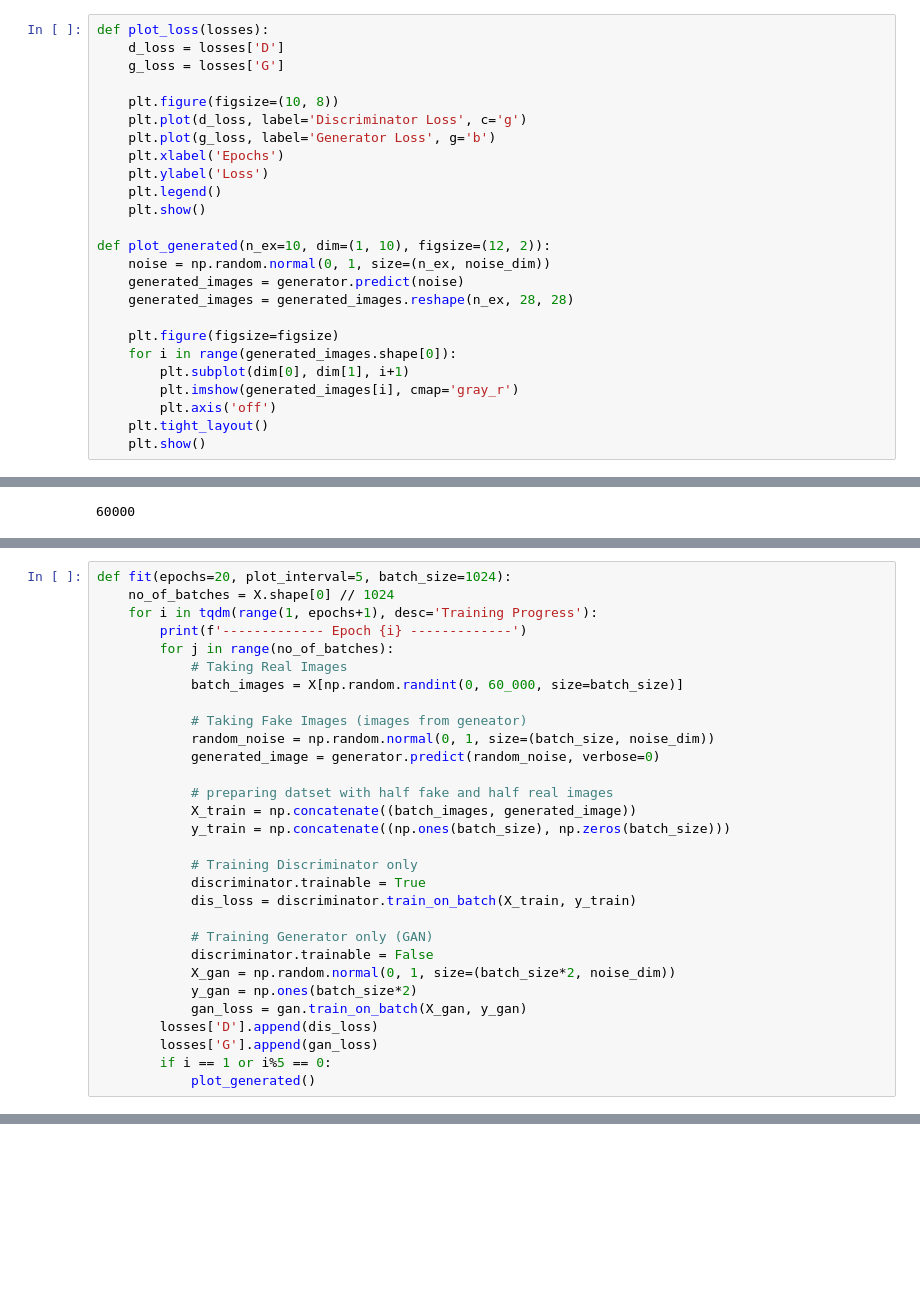
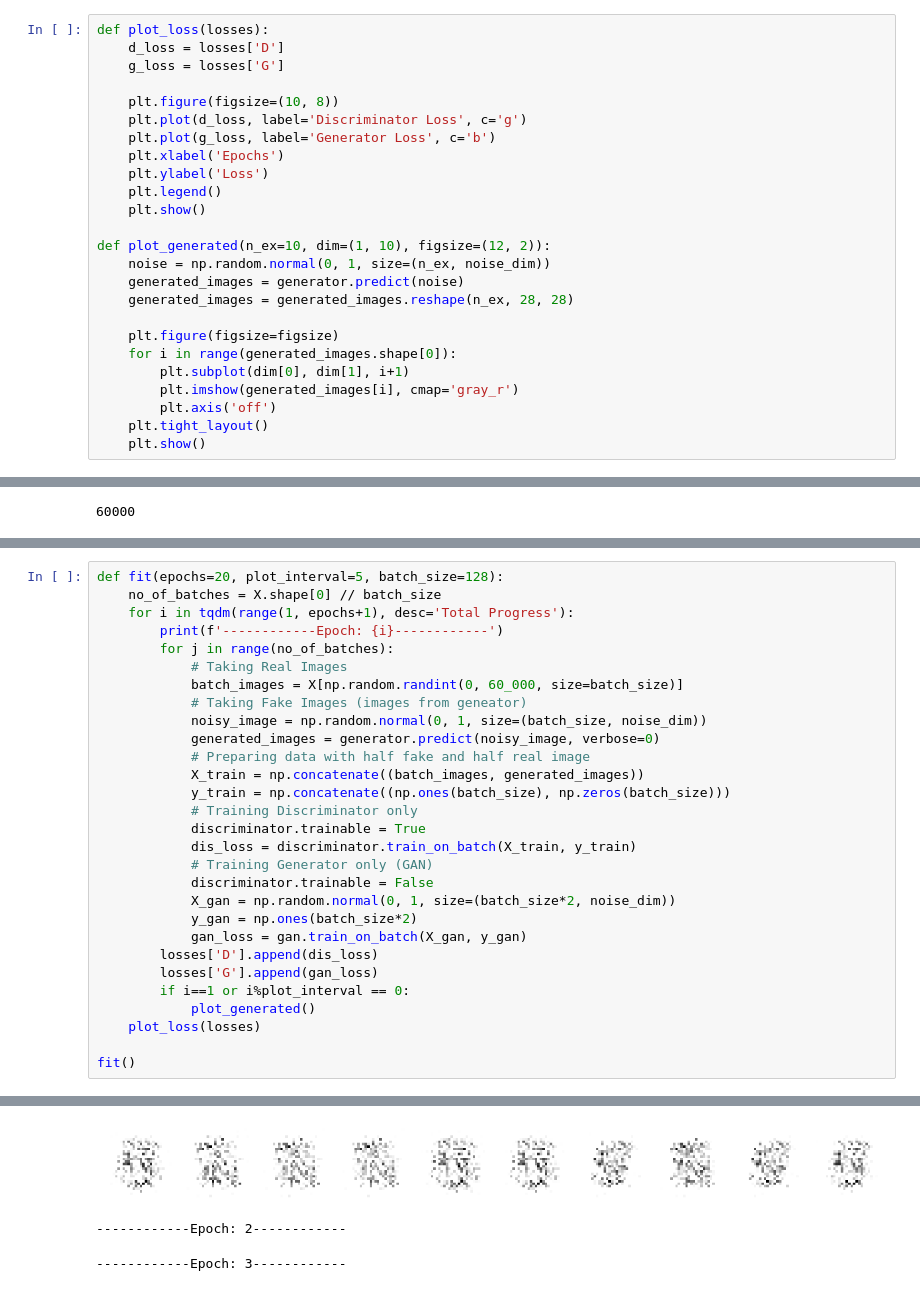
Before and after one commit to vrittech/DataScience-03, a Jupyter notebook: Data Science/DS 21.ipynb, the cells around one changed output, grey strips where cells are left out. Drawn from its saved outputs; the diff is of its cells as text; blank space fills up the shorter version.

```diff
--- a/Data Science/DS 21.ipynb
+++ b/Data Science/DS 21.ipynb
@@ -131,7 +131,7 @@ def plot_loss(losses):
 
     plt.figure(figsize=(10, 8))
     plt.plot(d_loss, label='Discriminator Loss', c='g')
-    plt.plot(g_loss, label='Generator Loss', g='b')
+    plt.plot(g_loss, label='Generator Loss', c='b')
     plt.xlabel('Epochs')
     plt.ylabel('Loss')
     plt.legend()
@@ -165,24 +165,20 @@ X.shape[0] // 1024
 # %%
-def fit(epochs=20, plot_interval=5, batch_size=1024):
-    no_of_batches = X.shape[0] // 1024
-    for i in tqdm(range(1, epochs+1), desc='Training Progress'):
-        print(f'------------- Epoch {i} -------------')
+def fit(epochs=20, plot_interval=5, batch_size=128):
+    no_of_batches = X.shape[0] // batch_size
+    for i in tqdm(range(1, epochs+1), desc='Total Progress'):
+        print(f'------------Epoch: {i}------------')
         for j in range(no_of_batches):
             # Taking Real Images
             batch_images = X[np.random.randint(0, 60_000, size=batch_size)]
-
             # Taking Fake Images (images from geneator)
-            random_noise = np.random.normal(0, 1, size=(batch_size, noise_dim))
-            generated_image = generator.predict(random_noise, verbose=0)
-
-            # preparing datset with half fake and half real images
-            X_train = np.concatenate((batch_images, generated_image))
+            noisy_image = np.random.normal(0, 1, size=(batch_size, noise_dim))
+            generated_images = generator.predict(noisy_image, verbose=0)
+            # Preparing data with half fake and half real image
+            X_train = np.concatenate((batch_images, generated_images))
             y_train = np.concatenate((np.ones(batch_size), np.zeros(batch_size)))
-
             # Training Discriminator only
             discriminator.trainable = True
             dis_loss = discriminator.train_on_batch(X_train, y_train)
-
             # Training Generator only (GAN)
             discriminator.trainable = False
             X_gan = np.random.normal(0, 1, size=(batch_size*2, noise_dim))
@@ -190,5 +186,9 @@ def fit(epochs=20, plot_interval=5, batch_size=1024):
             gan_loss = gan.train_on_batch(X_gan, y_gan)
         losses['D'].append(dis_loss)
         losses['G'].append(gan_loss)
-        if i == 1 or i%5 == 0:
+        if i==1 or i%plot_interval == 0:
             plot_generated()
+    plot_loss(losses)
+
+fit()
+# %% [output]
@@ -194,0 +197,3 @@ def fit(epochs=20, plot_interval=5, batch_size=1024):
+[figure, added]
+------------Epoch: 2------------
+------------Epoch: 3------------
```
Also changed, not shown: parts of 4 cells of this notebook.
